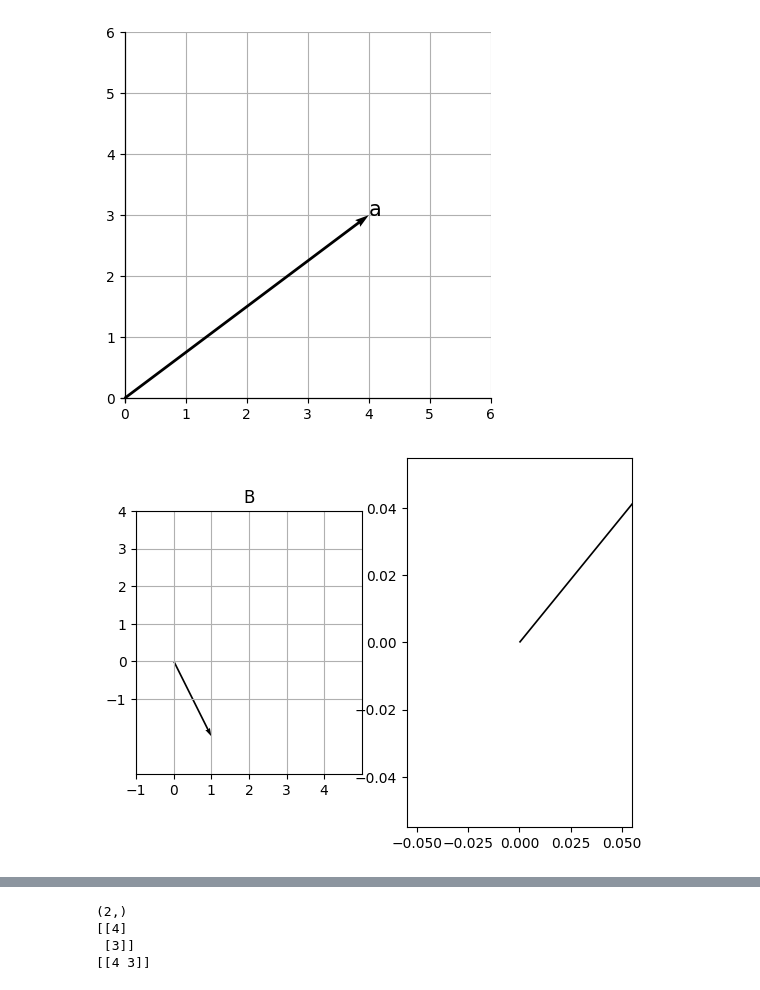
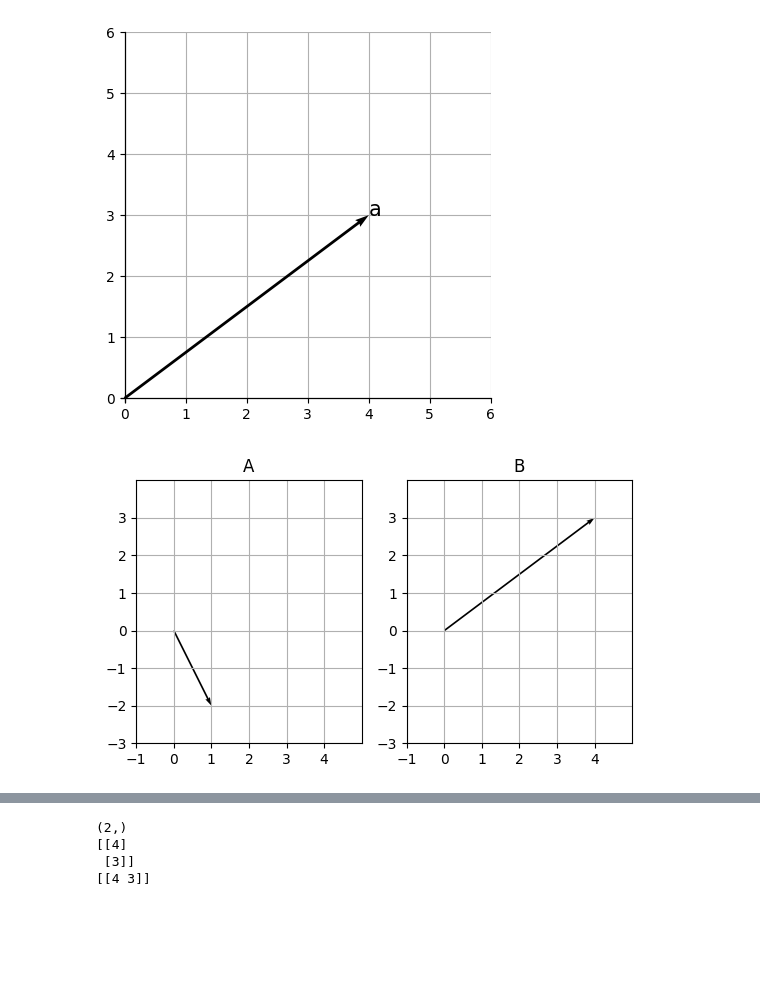
Before and after one commit to hyunee9/UNIV, a Jupyter notebook: 선대2_3주차.ipynb, the cells around one changed output, grey strips where cells are left out. Drawn from its saved outputs; the diff is of its cells as text; code cells hidden in the pictures; blank space fills up the shorter version.

```diff
--- a/선대2_3주차.ipynb
+++ b/선대2_3주차.ipynb
@@ -69,36 +69,34 @@ plt.show()
 # %% [output]
 [figure]
 # %%
-#다수의 서브플롯 사용하기
-
 import numpy as np
 import matplotlib.pyplot as plt
 
-#벡터 A와 B를 생성합니다.
-A=np.array([1,-2])
-B=np.array([4,3])
+# 벡터 A와 B를 생성합니다.
+A = np.array([1, -2])
+B = np.array([4, 3])
 
-#1개의 행과 2개의 열을 가지는 서브플롯을 생성
-f,ax=plt.subplots(1,2)
+# 1개의 행과 2개의 열을 가지는 서브플롯을 생성
+f, ax = plt.subplots(1, 2)
 ax[0].title.set_text('A')
-ax[0].title.set_text('B')
+ax[1].title.set_text('B')
 
-#각 서브플롯에 시작점이 (0,0)인 벡터를 그린다.
-ax[0].quiver(0,0,A[0],A[1],angles='xy',scale_units='xy', scale=1)
-ax[1].quiver(0,0,B[0],B[1],angles='xy',scale_units='xy', scale=1)
+# 각 서브플롯에 시작점이 (0,0)인 벡터를 그린다.
+ax[0].quiver(0, 0, A[0], A[1], angles='xy', scale_units='xy', scale=1)
+ax[1].quiver(0, 0, B[0], B[1], angles='xy', scale_units='xy', scale=1)
 
-#서브플롯별로 그리드를 생성
-start_x =-1
-end_x=5
-start_y=-3
-end_y=4
+# 서브플롯별로 그리드를 생성
+start_x = -1
+end_x = 5
+start_y = -3
+end_y = 4
 for i in range(2):
-  ax[i].axis([start_x,end_x,start_y,end_y])
-  ax[i].set_xticks(range(start_x,end_x))
-  ax[i].set_yticks(range(start_x,end_x))
-  ax[i].grid(True)
-  ax[i].set_aspect('equal',adjustable='box')
+    ax[i].axis([start_x, end_x, start_y, end_y])
+    ax[i].set_xticks(range(start_x, end_x))
+    ax[i].set_yticks(range(start_y, end_y))
+    ax[i].grid(True)
+    ax[i].set_aspect('equal', adjustable='box')
 
-  plt.show()
+plt.show()
 # %% [output]
-[figure, old version]
+[figure, new version]
```
Also changed, not shown: parts of 10 cells of this notebook.
